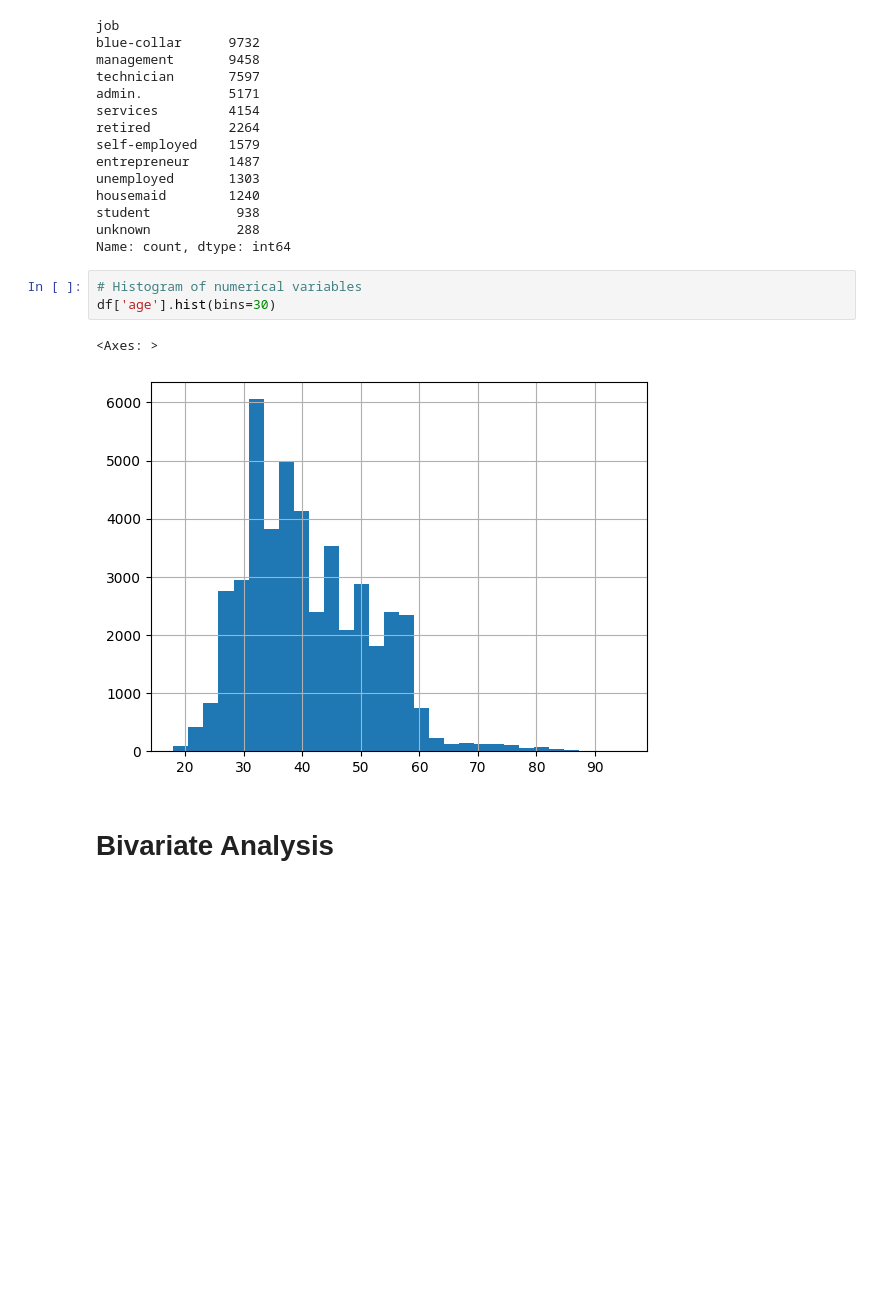
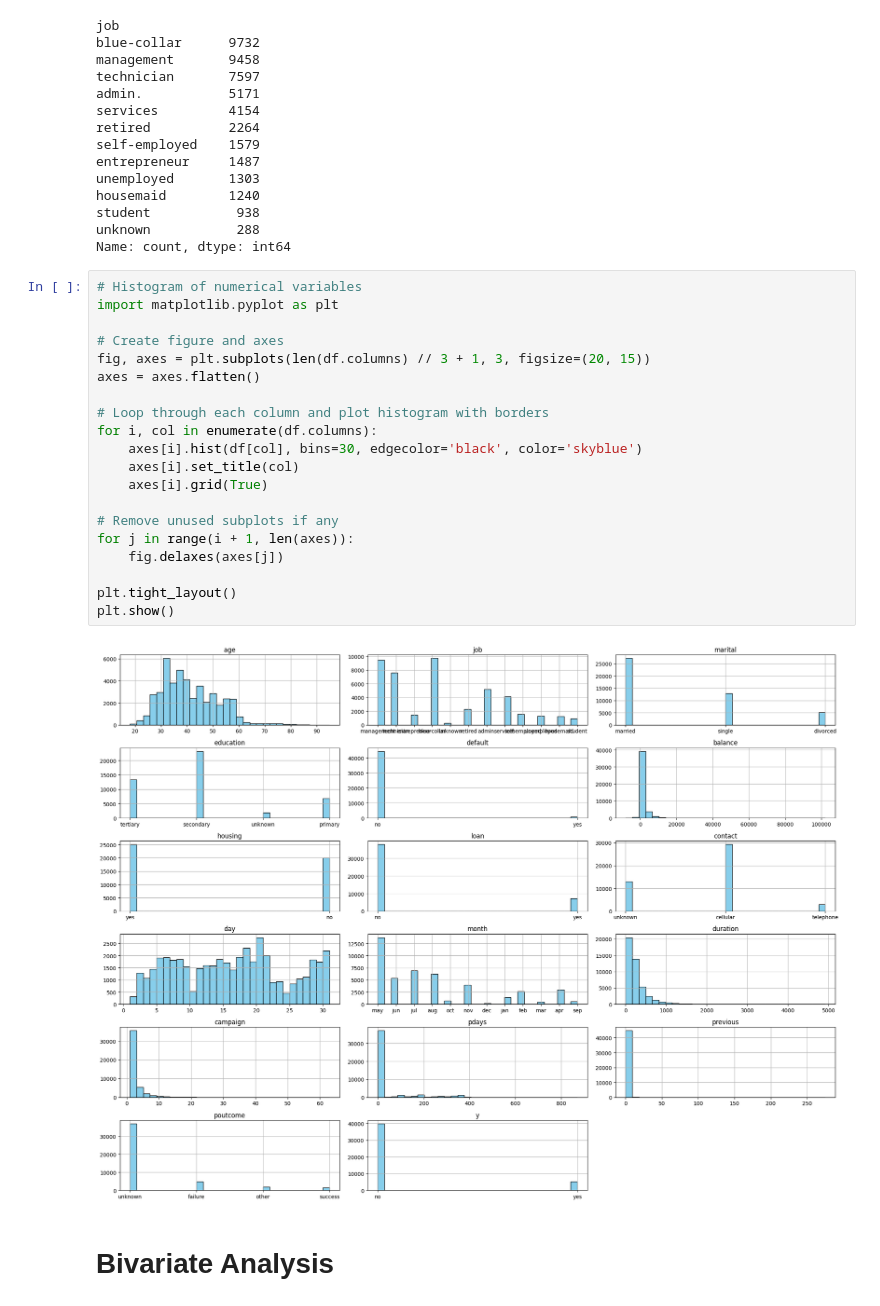
Before and after one commit to Arrryyy/Banco_Portugese, a Jupyter notebook: notebooks/data_exploration.ipynb, the cells around one changed output. Drawn from its saved outputs; the diff is of its cells as text; blank space fills up the shorter version.

Commit message:
Upadted plots

```diff
--- a/notebooks/data_exploration.ipynb
+++ b/notebooks/data_exploration.ipynb
@@ -110,11 +110,27 @@ housemaid        1240
 student           938
 unknown           288
 Name: count, dtype: int64
-# %%
-# Histogram of numerical variables
-df['age'].hist(bins=30)
-# %% [output]
-<Axes: >
-[figure, removed]
+# %%
+# Histogram of numerical variables
+import matplotlib.pyplot as plt
+
+# Create figure and axes
+fig, axes = plt.subplots(len(df.columns) // 3 + 1, 3, figsize=(20, 15))
+axes = axes.flatten()
+
+# Loop through each column and plot histogram with borders
+for i, col in enumerate(df.columns):
+    axes[i].hist(df[col], bins=30, edgecolor='black', color='skyblue')
+    axes[i].set_title(col)
+    axes[i].grid(True)
+
+# Remove unused subplots if any
+for j in range(i + 1, len(axes)):
+    fig.delaxes(axes[j])
+
+plt.tight_layout()
+plt.show()
+# %% [output]
+[figure, added]
 # %% [markdown]
 # Bivariate Analysis
```
Also changed, not shown: parts of 4 cells of this notebook.
